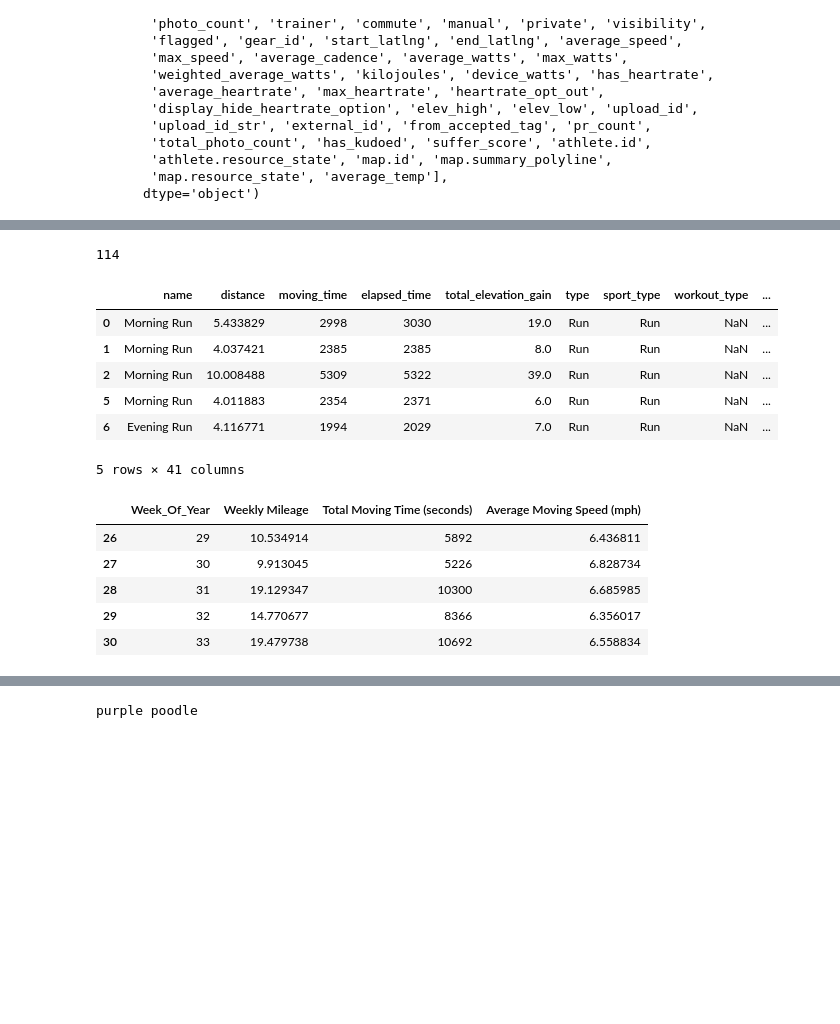
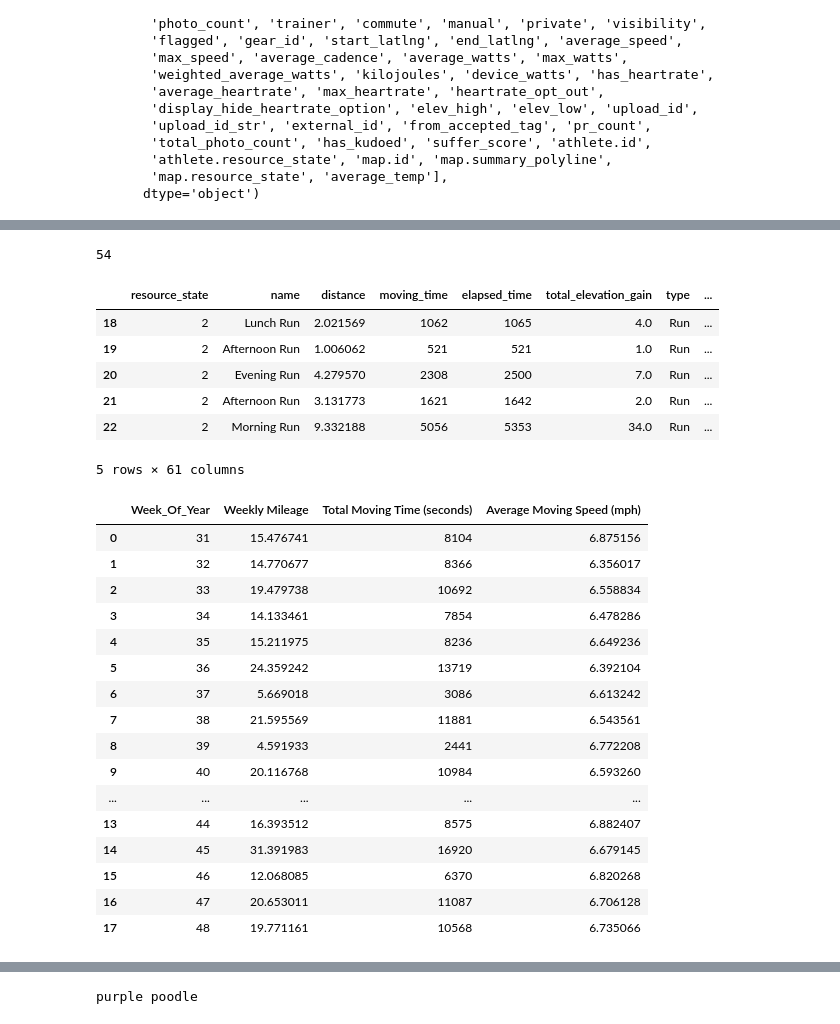
Before and after one commit to jimmyvluong/Strava_API_Fun, a Jupyter notebook: scripts/0_marathon_tracking.ipynb, the cells around one changed output, grey strips where cells are left out. Saved outputs shown, nothing was run; the diff lists cells and outputs as text; code cells hidden in the pictures; blank space fills up the shorter version.

```diff
--- a/scripts/0_marathon_tracking.ipynb
+++ b/scripts/0_marathon_tracking.ipynb
@@ -104,10 +104,10 @@ activities_copy.drop(
 )
 # %%
 # filter down to Ride, Run, and Swim activities
-activities_copy = activities_copy.query("type == 'Run'")
+activities_copy = activities_copy.query("start_date >= '2023-08-01T00:00:00Z' & start_date <= '2023-12-03T00:00:00Z' & (type == 'Run' | type == 'TrailRun')")
 print(len(activities_copy))
 # %% [output]
-114
+54
 # %%
 # convert data types
 
@@ -124,13 +124,13 @@ activities_copy.loc[:, 'max_speed'] *= 2.23693629 # convert from meters/second t
 # %%
 activities_copy.head()
 # %% [output]
-|  | name | distance | moving_time | elapsed_time | total_elevation_gain | type | sport_type | workout_type | ... |
-| 0 | Morning Run | 5.433829 | 2998 | 3030 | 19.0 | Run | Run | NaN | ... |
-| 1 | Morning Run | 4.037421 | 2385 | 2385 | 8.0 | Run | Run | NaN | ... |
-| 2 | Morning Run | 10.008488 | 5309 | 5322 | 39.0 | Run | Run | NaN | ... |
-| 5 | Morning Run | 4.011883 | 2354 | 2371 | 6.0 | Run | Run | NaN | ... |
-| 6 | Evening Run | 4.116771 | 1994 | 2029 | 7.0 | Run | Run | NaN | ... |
+|  | resource_state | name | distance | moving_time | elapsed_time | total_elevation_gain | type | ... |
+| 18 | 2 | Lunch Run | 2.021569 | 1062 | 1065 | 4.0 | Run | ... |
+| 19 | 2 | Afternoon Run | 1.006062 | 521 | 521 | 1.0 | Run | ... |
+| 20 | 2 | Evening Run | 4.279570 | 2308 | 2500 | 7.0 | Run | ... |
+| 21 | 2 | Afternoon Run | 3.131773 | 1621 | 1642 | 2.0 | Run | ... |
+| 22 | 2 | Morning Run | 9.332188 | 5056 | 5353 | 34.0 | Run | ... |
-5 rows × 41 columns
+5 rows × 61 columns
 # %%
 # https://stackoverflow.com/questions/25146121/extracting-just-month-and-year-separately-from-pandas-datetime-column
 # create a column that extracts month and year from the activity
@@ -154,13 +151,23 @@ df_miles_per_week['Average Moving Speed (mph)'] = df_miles_per_week['distance']/
 # %%
-# rename columns
-df_miles_per_week.rename(columns={"distance": "Weekly Mileage", "moving_time": "Total Moving Time (seconds)"}).tail()
+df_miles_per_week.rename(columns={"distance": "Weekly Mileage", "moving_time": "Total Moving Time (seconds)"})
 # %% [output]
 |  | Week_Of_Year | Weekly Mileage | Total Moving Time (seconds) | Average Moving Speed (mph) |
-| 26 | 29 | 10.534914 | 5892 | 6.436811 |
-| 27 | 30 | 9.913045 | 5226 | 6.828734 |
-| 28 | 31 | 19.129347 | 10300 | 6.685985 |
-| 29 | 32 | 14.770677 | 8366 | 6.356017 |
-| 30 | 33 | 19.479738 | 10692 | 6.558834 |
+| 0 | 31 | 15.476741 | 8104 | 6.875156 |
+| 1 | 32 | 14.770677 | 8366 | 6.356017 |
+| 2 | 33 | 19.479738 | 10692 | 6.558834 |
+| 3 | 34 | 14.133461 | 7854 | 6.478286 |
+| 4 | 35 | 15.211975 | 8236 | 6.649236 |
+| 5 | 36 | 24.359242 | 13719 | 6.392104 |
+| 6 | 37 | 5.669018 | 3086 | 6.613242 |
+| 7 | 38 | 21.595569 | 11881 | 6.543561 |
+| 8 | 39 | 4.591933 | 2441 | 6.772208 |
+| 9 | 40 | 20.116768 | 10984 | 6.593260 |
+| ... | ... | ... | ... | ... |
+| 13 | 44 | 16.393512 | 8575 | 6.882407 |
+| 14 | 45 | 31.391983 | 16920 | 6.679145 |
+| 15 | 46 | 12.068085 | 6370 | 6.820268 |
+| 16 | 47 | 20.653011 | 11087 | 6.706128 |
+| 17 | 48 | 19.771161 | 10568 | 6.735066 |
 # %%
 # Make function that calculates weekly mileage targets
 def weekly_mileage_target(easy_runs_minutes, long_run_mileage):
```
Also changed, not shown: parts of 20 cells of this notebook, 4 other files.
